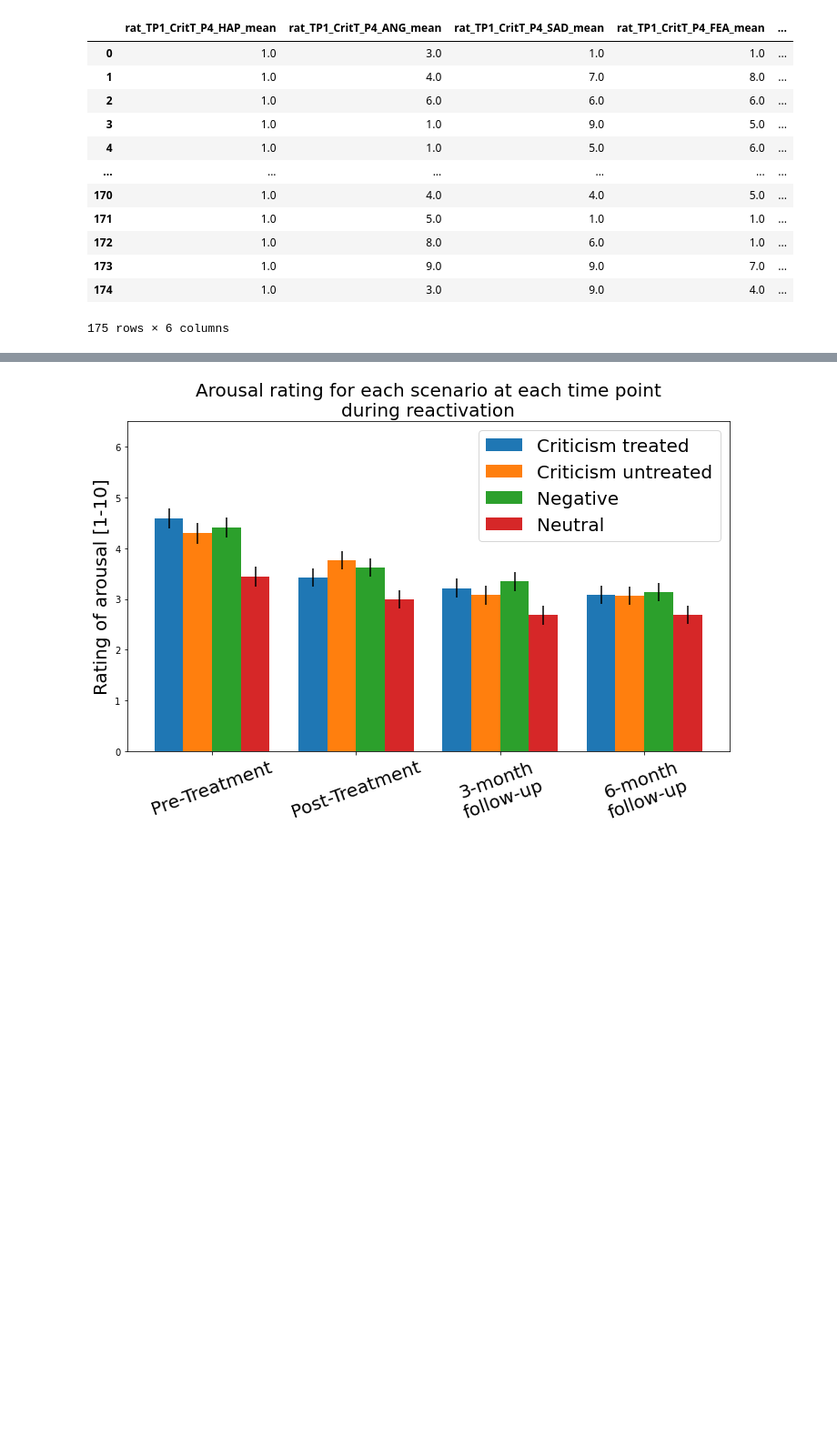
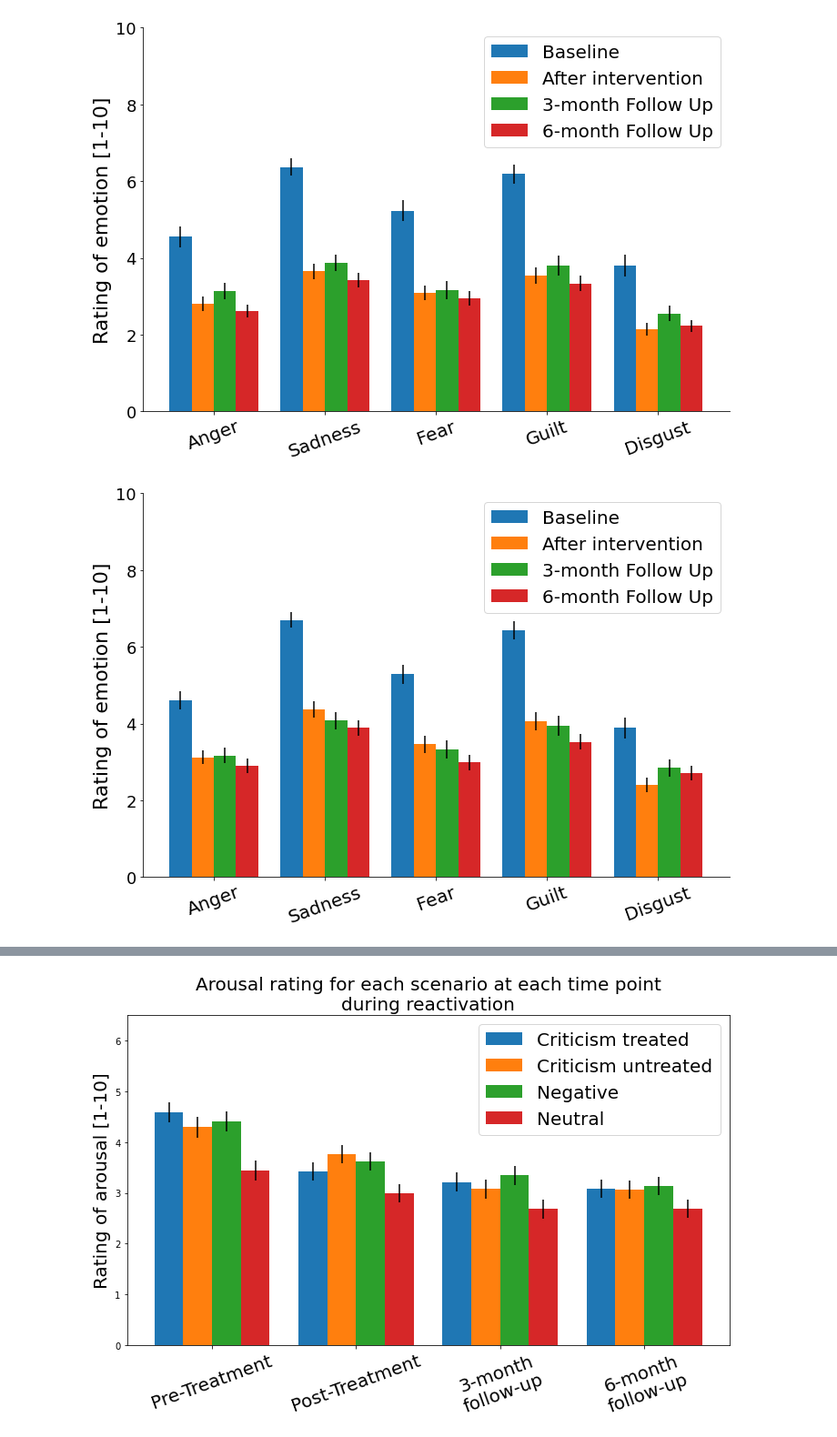
Before and after one commit to stakar/plotSCL, a Jupyter notebook: plotting-rating_diff_scenario.ipynb, the cells around one changed output, grey strips where cells are left out. Shown at 91% size. Cells and saved outputs as stored; diff of their text form; code cells hidden in the pictures; blank space fills up the shorter version.

```diff
--- a/plotting-rating_diff_scenario.ipynb
+++ b/plotting-rating_diff_scenario.ipynb
@@ -177,30 +182,45 @@ plt.savefig(f'{title}.png')
 # %%
 # part = 'suspence_mean'
 part = '4'
-cond = 'CritT'
-tp1 = result.loc[:,result.columns.str.contains(fr'rat_TP1_{cond}_.*{part}')].iloc[:,2:-2]
-tp2 = result.loc[:,result.columns.str.contains(fr'rat_TP2_{cond}_.*{part}')].iloc[:,2:-2]
-tp3 = result.loc[:,result.columns.str.contains(fr'rat_TP3_{cond}_.*{part}')].iloc[:,2:-2]
-tp4 = result.loc[:,result.columns.str.contains(fr'rat_TP4_{cond}_.*{part}')].iloc[:,2:-2]
+cond = 'Neut'
 
-tp5 = result.loc[:,result.columns.str.contains(fr'rat_TP5_{cond}_.*{part}')].iloc[:,2:-2]
-tp6 = result.loc[:,result.columns.str.contains(fr'rat_TP6_{cond}_.*{part}')].iloc[:,2:-2]
-tp7 = result.loc[:,result.columns.str.contains(fr'rat_TP7_{cond}_.*{part}')].iloc[:,2:-2]
-tp8 = result.loc[:,result.columns.str.contains(fr'rat_TP8_{cond}_.*{part}')].iloc[:,2:-2]
-group_12
-# tp1.loc[group_12,:]
-tp1
+for cond in ['CritT','Crit','Neg','Neut']:
+    tp1 = result.loc[:,result.columns.str.contains(fr'rat_TP1_{cond}_.*{part}')].iloc[:,3:-2]
+    tp2 = result.loc[:,result.columns.str.contains(fr'rat_TP2_{cond}_.*{part}')].iloc[:,3:-2]
+    tp3 = result.loc[:,result.columns.str.contains(fr'rat_TP3_{cond}_.*{part}')].iloc[:,3:-2]
+    tp4 = result.loc[:,result.columns.str.contains(fr'rat_TP4_{cond}_.*{part}')].iloc[:,3:-2]
+
+    tp5 = result.loc[:,result.columns.str.contains(fr'rat_TP5_{cond}_.*{part}')].iloc[:,3:-2]
+    tp6 = result.loc[:,result.columns.str.contains(fr'rat_TP6_{cond}_.*{part}')].iloc[:,3:-2]
+    tp7 = result.loc[:,result.columns.str.contains(fr'rat_TP7_{cond}_.*{part}')].iloc[:,3:-2]
+    tp8 = result.loc[:,result.columns.str.contains(fr'rat_TP8_{cond}_.*{part}')].iloc[:,3:-2]
+
+
+    fig = plt.figure(figsize=[10,7])
+    X = np.arange(len(tp1.T))
+
+    plt.bar(X-0.3,tp1.loc[group_12,:].mean(),0.2,label='Baseline',yerr=get_sterror(tp1,group_12))
+
+    plt.bar(X-0.1,tp6.loc[group_12,:].mean(),0.2,label='After intervention',yerr=get_sterror(tp6,group_12))
+
+    plt.bar(X+0.1,tp7.loc[group_12,:].mean(),0.2,label='3-month Follow Up',yerr=get_sterror(tp7,group_12))
+
+    plt.bar(X+0.3,tp8.loc[group_12,:].mean(),0.2,label='6-month Follow Up',yerr=get_sterror(tp8,group_12))
+
+
+    plt.xticks(X, ['Anger','Sadness','Fear','Guilt','Disgust'],fontsize=20,rotation=20)
+    plt.yticks(fontsize=18)
+    plt.legend(fontsize = 20)
+    # plt.title('Emotions rating of treated criticism scenario during hotspot',fontsize=20)
+    plt.ylabel('Rating of emotion [1-10]',fontsize=22)
+    plt.ylim([0,10])
+
+    plt.gca().spines['right'].set_visible(False)
+    plt.gca().spines['top'].set_visible(False)
+
+
+    plt.tight_layout()
+    plt.savefig(f'Emotions_rating_{cond}_hotspot.png')
 # %% [output]
-|  | rat_TP1_CritT_P4_HAP_mean | rat_TP1_CritT_P4_ANG_mean | rat_TP1_CritT_P4_SAD_mean | rat_TP1_CritT_P4_FEA_mean | ... |
-| 0 | 1.0 | 3.0 | 1.0 | 1.0 | ... |
-| 1 | 1.0 | 4.0 | 7.0 | 8.0 | ... |
-| 2 | 1.0 | 6.0 | 6.0 | 6.0 | ... |
-| 3 | 1.0 | 1.0 | 9.0 | 5.0 | ... |
-| 4 | 1.0 | 1.0 | 5.0 | 6.0 | ... |
-| ... | ... | ... | ... | ... | ... |
-| 170 | 1.0 | 4.0 | 4.0 | 5.0 | ... |
-| 171 | 1.0 | 5.0 | 1.0 | 1.0 | ... |
-| 172 | 1.0 | 8.0 | 6.0 | 1.0 | ... |
-| 173 | 1.0 | 9.0 | 9.0 | 7.0 | ... |
-| 174 | 1.0 | 3.0 | 9.0 | 4.0 | ... |
-175 rows × 6 columns
+[figure, added]
+[figure, added]
```
Also changed, not shown: parts of 18 cells of this notebook.
